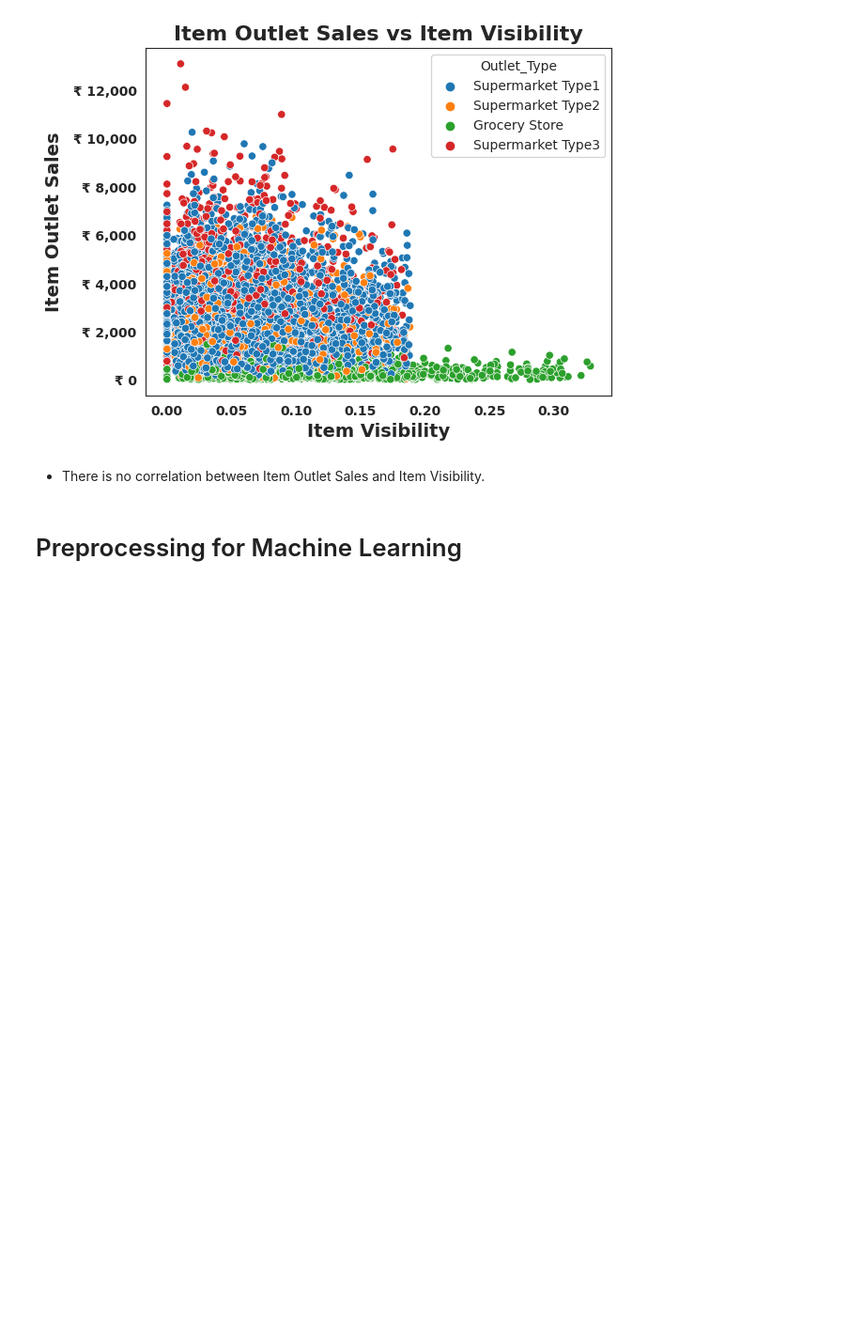
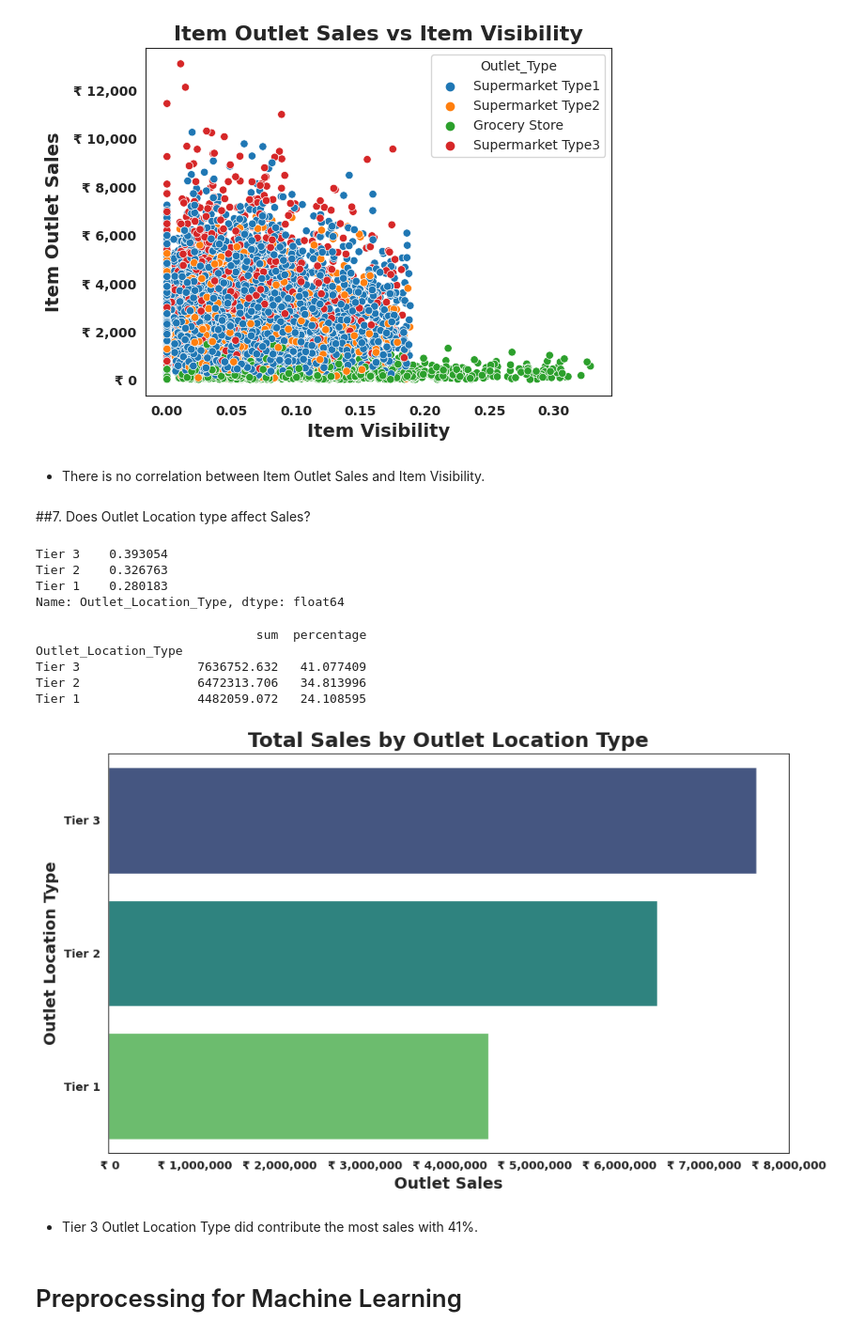
Before and after one commit to Mhoover41/Prediction-of-Product-Sales, a Jupyter notebook: Prediction_of_Product_Sales_Project_Melissa_Hoover.ipynb, the cells around one changed output. Shown at 94% size. Cells and saved outputs as stored; diff of their text form; code cells hidden in the pictures; blank space fills up the shorter version.

```diff
--- a/Prediction_of_Product_Sales_Project_Melissa_Hoover.ipynb
+++ b/Prediction_of_Product_Sales_Project_Melissa_Hoover.ipynb
@@ -1210,6 +1267,45 @@ plt.show()
 [figure]
 # %% [markdown]
 - There is no correlation between Item Outlet Sales and Item Visibility.
+# %% [markdown]
+##7. Does Outlet Location type affect Sales?
+# %%
+df['Outlet_Location_Type'].value_counts(normalize=True)
+# %% [output]
+Tier 3    0.393054
+Tier 2    0.326763
+Tier 1    0.280183
+Name: Outlet_Location_Type, dtype: float64
+# %%
+eda_df = df.copy()
+top_selling_outlet_size_df = eda_df.groupby('Outlet_Location_Type')['Item_Outlet_Sales'].agg(['sum']).sort_values('sum', ascending = False).head(10)
+top_selling_outlet_size_df['sum'] = round(top_selling_outlet_size_df['sum'],3)
+top_selling_outlet_size_df['percentage'] = (top_selling_outlet_size_df['sum'] / top_selling_outlet_size_df['sum'].sum()) * 100
+print(top_selling_outlet_size_df)
+# %% [output]
+                              sum  percentage
+Outlet_Location_Type
+Tier 3                7636752.632   41.077409
+Tier 2                6472313.706   34.813996
+Tier 1                4482059.072   24.108595
+# %%
+fig, ax = plt.subplots(figsize=(10,6))
+
+sns.barplot(data=top_selling_outlet_location_type_df, x='sum', y=top_selling_outlet_location_type_df.index, orient='h', palette='viridis');
+
+plt.title('Total Sales by Outlet Location Type', fontsize = 18, weight='bold')
+plt.xlabel('Outlet Sales', fontsize = 14, weight='bold')
+plt.ylabel('Outlet Location Type', fontsize = 14, weight='bold');
+plt.xticks(fontsize = 10, weight='bold')
+plt.yticks(fontsize = 10, weight='bold');
+ax.xaxis.set_major_formatter(price_fmt)
+
+plt.tight_layout()
+plt.show;
+# %% [output]
+[figure, added]
+# %% [markdown]
+- Tier 3 Outlet Location Type did contribute the most sales with 41%.
 # %% [markdown]
 # Preprocessing for Machine Learning
 # %% [markdown]
```
Also changed, not shown: parts of 16 cells of this notebook.
